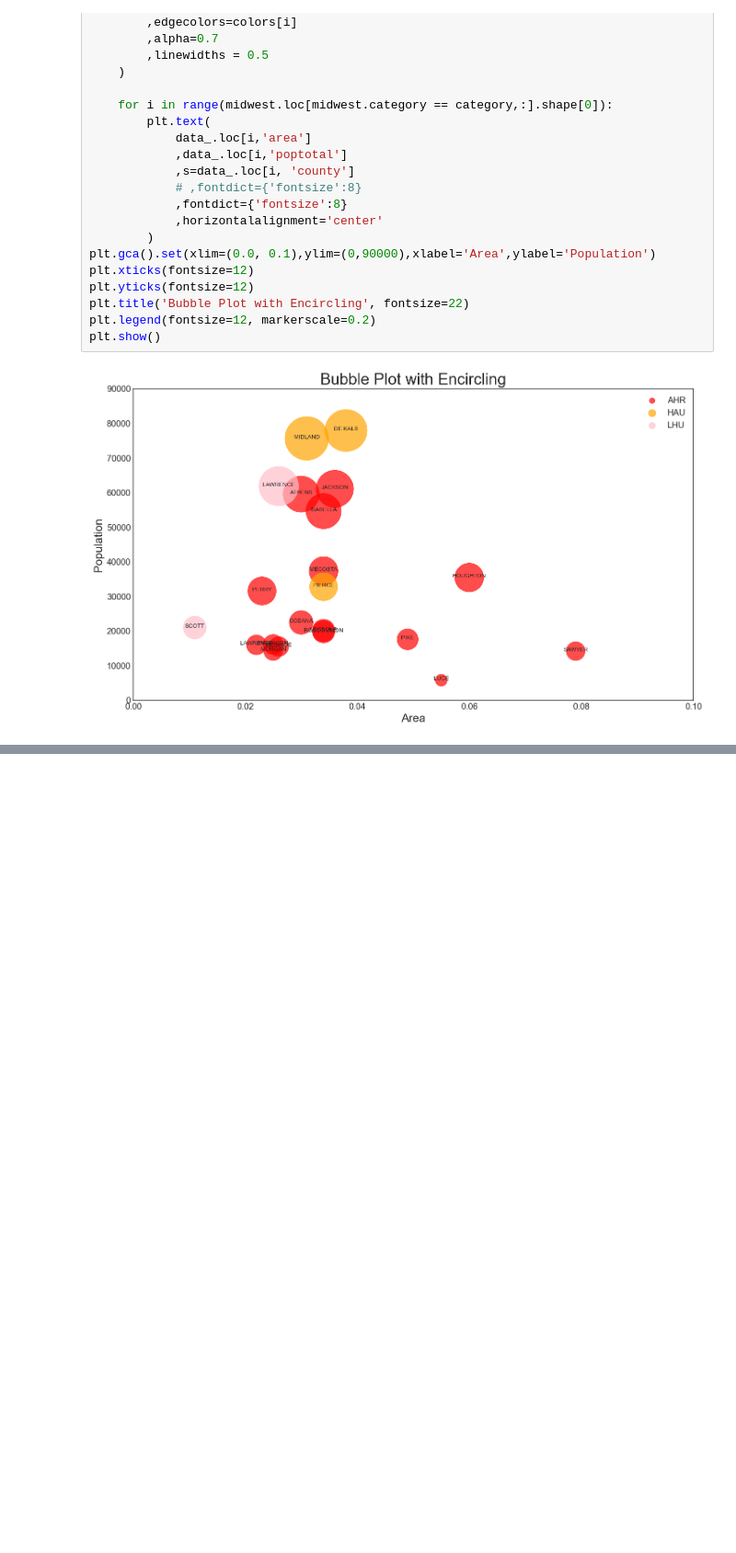
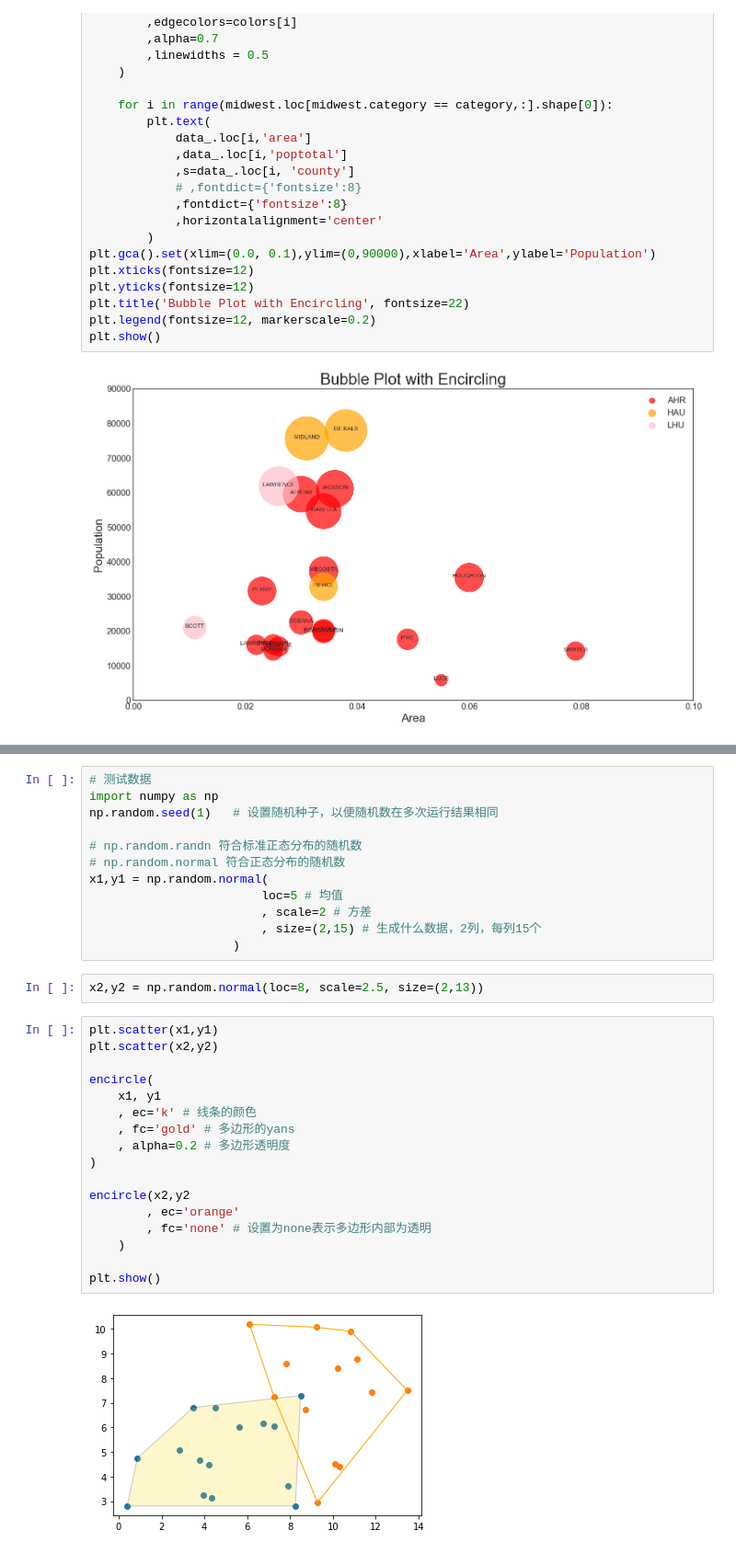
Before and after one commit to protea-ban/top-50-matplotlib-visualizations, a Jupyter notebook: 02_correlation_气泡图.ipynb, the cells around one changed output, grey strips where cells are left out. Shown at 92% size. Saved outputs shown, nothing was run; the diff lists cells and outputs as text; blank space fills up the shorter version.

Commit message:
encircle in bubble‘

```diff
--- a/02_correlation_气泡图.ipynb
+++ b/02_correlation_气泡图.ipynb
@@ -193,0 +240,33 @@ plt.show()
+# %%
+# 测试数据
+import numpy as np
+np.random.seed(1)   # 设置随机种子，以便随机数在多次运行结果相同
+
+# np.random.randn 符合标准正态分布的随机数
+# np.random.normal 符合正态分布的随机数
+x1,y1 = np.random.normal(
+                        loc=5 # 均值
+                        , scale=2 # 方差
+                        , size=(2,15) # 生成什么数据，2列，每列15个
+                    )
+# %%
+x2,y2 = np.random.normal(loc=8, scale=2.5, size=(2,13))
+# %%
+plt.scatter(x1,y1)
+plt.scatter(x2,y2)
+
+encircle(
+    x1, y1
+    , ec='k' # 线条的颜色
+    , fc='gold' # 多边形的yans
+    , alpha=0.2 # 多边形透明度
+)
+
+encircle(x2,y2
+        , ec='orange'
+        , fc='none' # 设置为none表示多边形内部为透明
+    )
+
+plt.show()
+# %% [output]
+[figure, added]
```
Also changed, not shown: parts of 7 cells of this notebook.
